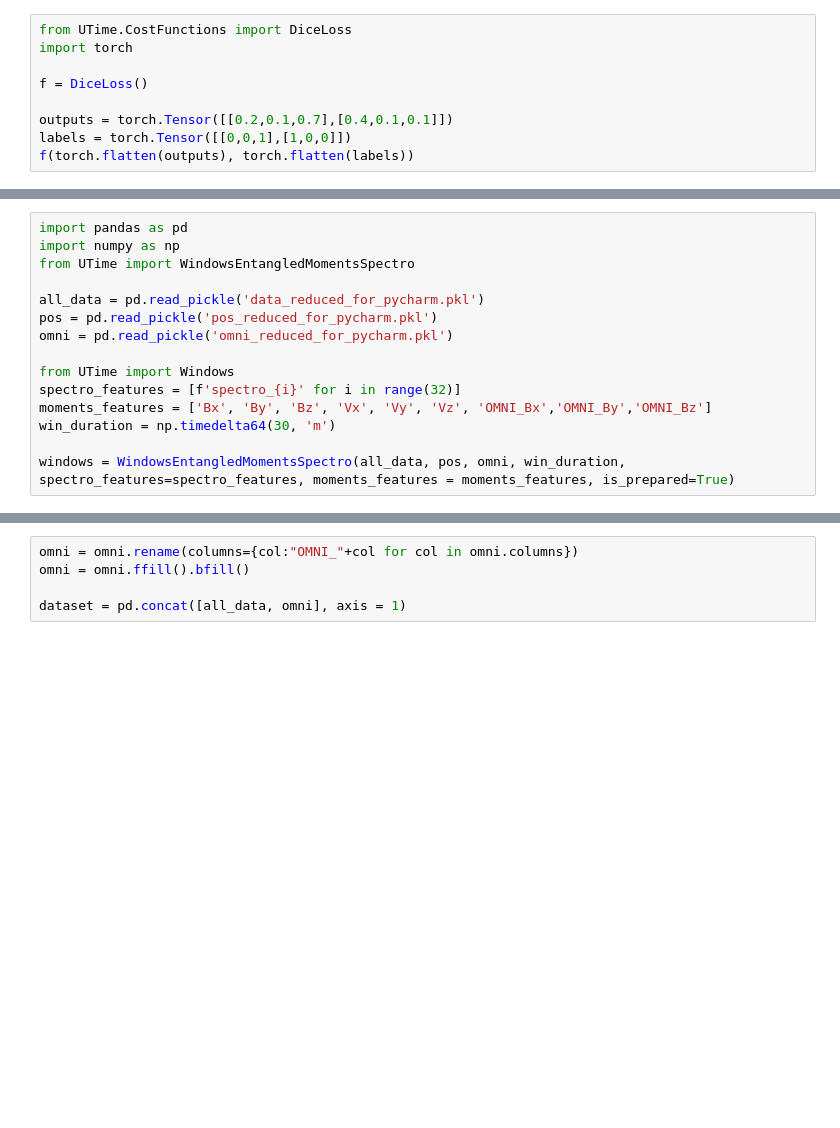
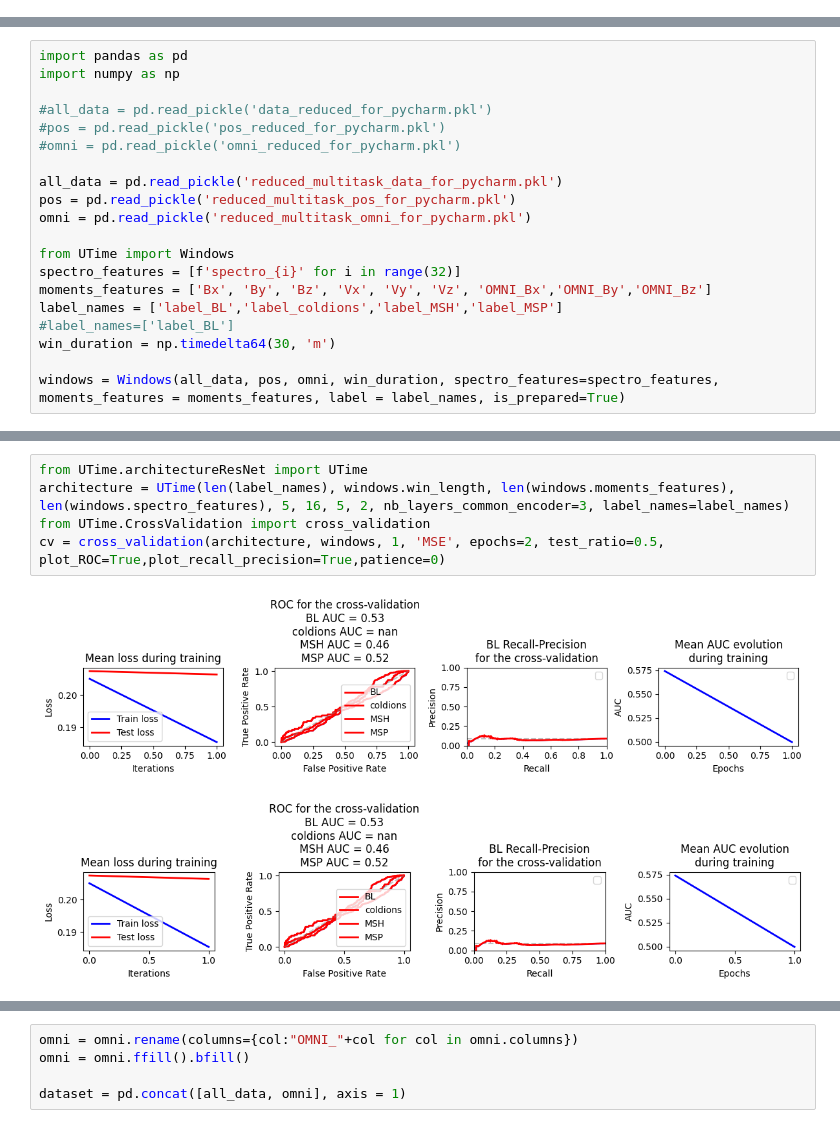
Before and after one commit to Ambreghisalberti/UTime, a Jupyter notebook: UTime/Tests.ipynb, the cells around one changed output, grey strips where cells are left out. Saved outputs shown, nothing was run; the diff lists cells and outputs as text; blank space fills up the shorter version.

```diff
--- a/UTime/Tests.ipynb
+++ b/UTime/Tests.ipynb
@@ -1,9 +0,0 @@
-# %%
-from UTime.CostFunctions import DiceLoss
-import torch
-
-f = DiceLoss()
-
-outputs = torch.Tensor([[0.2,0.1,0.7],[0.4,0.1,0.1]])
-labels = torch.Tensor([[0,0,1],[1,0,0]])
-f(torch.flatten(outputs), torch.flatten(labels))
@@ -92,15 +1,20 @@ tensor([[[0.2000, 0.1000, 0.7000, 0.2000, 0.1000, 0.7000, 0.2000, 0.1000,
 # %%
 import pandas as pd
 import numpy as np
-from UTime import WindowsEntangledMomentsSpectro
 
-all_data = pd.read_pickle('data_reduced_for_pycharm.pkl')
-pos = pd.read_pickle('pos_reduced_for_pycharm.pkl')
-omni = pd.read_pickle('omni_reduced_for_pycharm.pkl')
+#all_data = pd.read_pickle('data_reduced_for_pycharm.pkl')
+#pos = pd.read_pickle('pos_reduced_for_pycharm.pkl')
+#omni = pd.read_pickle('omni_reduced_for_pycharm.pkl')
+
+all_data = pd.read_pickle('reduced_multitask_data_for_pycharm.pkl')
+pos = pd.read_pickle('reduced_multitask_pos_for_pycharm.pkl')
+omni = pd.read_pickle('reduced_multitask_omni_for_pycharm.pkl')
 
 from UTime import Windows
 spectro_features = [f'spectro_{i}' for i in range(32)]
 moments_features = ['Bx', 'By', 'Bz', 'Vx', 'Vy', 'Vz', 'OMNI_Bx','OMNI_By','OMNI_Bz']
+label_names = ['label_BL','label_coldions','label_MSH','label_MSP']
+#label_names=['label_BL']
 win_duration = np.timedelta64(30, 'm')
 
-windows = WindowsEntangledMomentsSpectro(all_data, pos, omni, win_duration, spectro_features=spectro_features, moments_features = moments_features, is_prepared=True)
+windows = Windows(all_data, pos, omni, win_duration, spectro_features=spectro_features, moments_features = moments_features, label = label_names, is_prepared=True)
@@ -108,0 +82,8 @@ ValueError: Found array with 0 sample(s) (shape=(0, 41)) while a minimum of 1 is
+# %%
+from UTime.architectureResNet import UTime
+architecture = UTime(len(label_names), windows.win_length, len(windows.moments_features), len(windows.spectro_features), 5, 16, 5, 2, nb_layers_common_encoder=3, label_names=label_names)
+from UTime.CrossValidation import cross_validation
+cv = cross_validation(architecture, windows, 1, 'MSE', epochs=2, test_ratio=0.5, plot_ROC=True,plot_recall_precision=True,patience=0)
+# %% [output]
+[figure, added]
+[figure, added]
```
Also changed, not shown: parts of 65 cells of this notebook, 11 other files.
